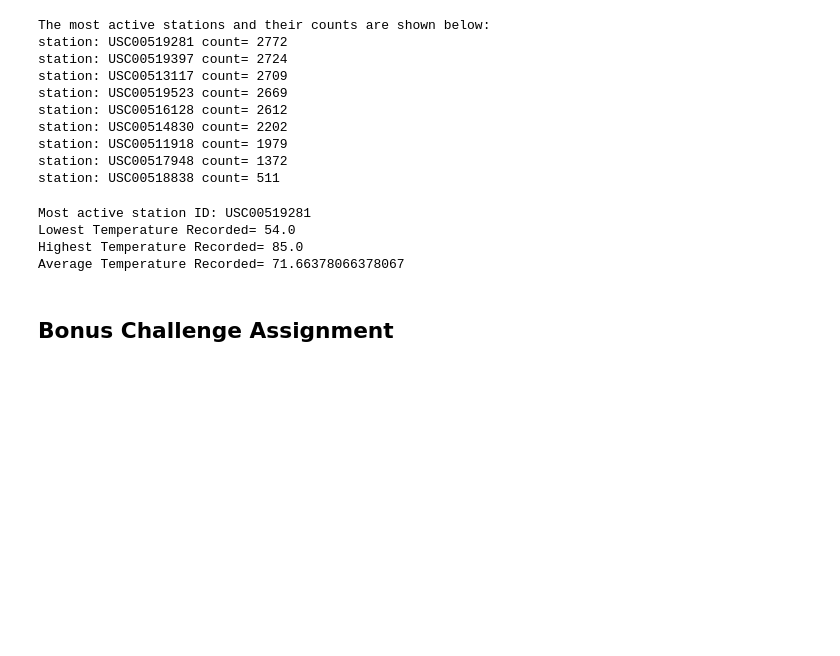
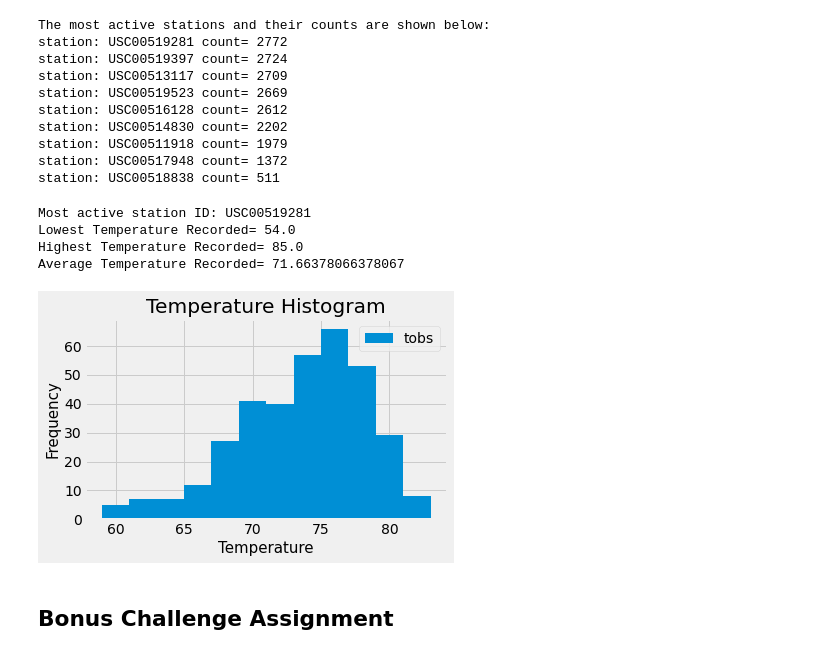
Before and after one commit to Fescamil1/sqlalchemy-challenge, a Jupyter notebook: climate_starter.ipynb, the cells around one changed output. Drawn from its saved outputs; the diff is of its cells as text; code cells hidden in the pictures; blank space fills up the shorter version.

```diff
--- a/climate_starter.ipynb
+++ b/climate_starter.ipynb
@@ -231,6 +231,18 @@ Average Temperature Recorded= 71.66378066378067
 # %%
 # Choose the station with the highest number of temperature observations.
 # Query the last 12 months of temperature observation data for this station and plot the results as a histogram
+temps = session.query(Measurement.tobs).filter(Measurement.station == most_active).filter(Measurement.date >= query_date).all()
+temp_df = pd.DataFrame(temps, columns=['tobs'])
+temp_df.plot.hist(bins=12)
+
+plt.title('Temperature Histogram')
+plt.xlabel('Temperature',fontsize=15)
+plt.ylabel('Frequency',fontsize=15)
+
+plt.tight_layout()
+plt.savefig("Resources/FETemperature.png")
+# %% [output]
+[figure, added]
 # %% [markdown]
 ## Bonus Challenge Assignment
 # %%
```
Also changed, not shown: 2 other files.
